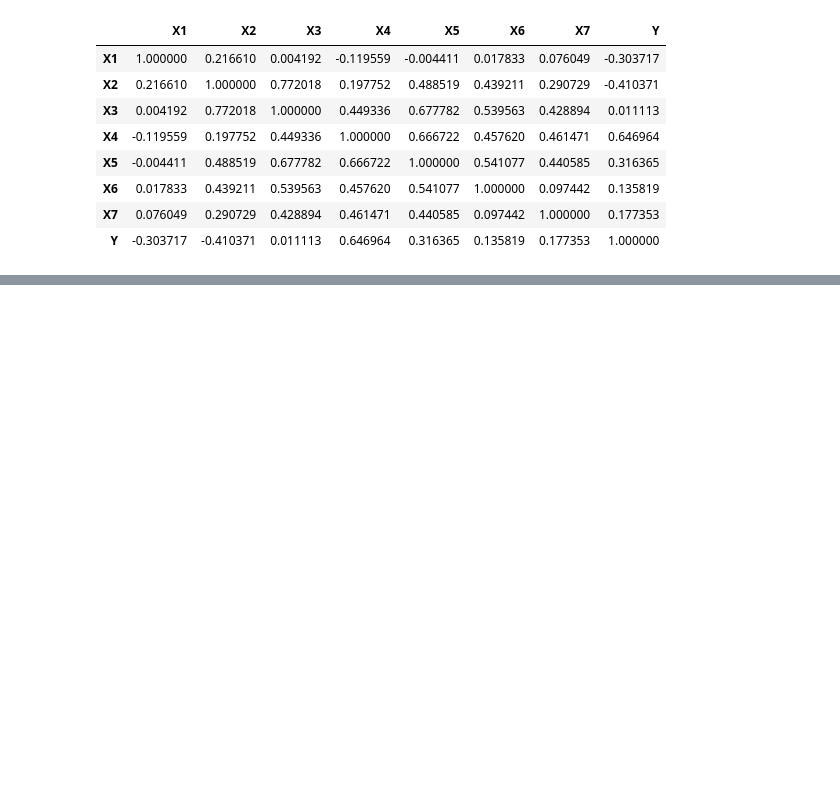
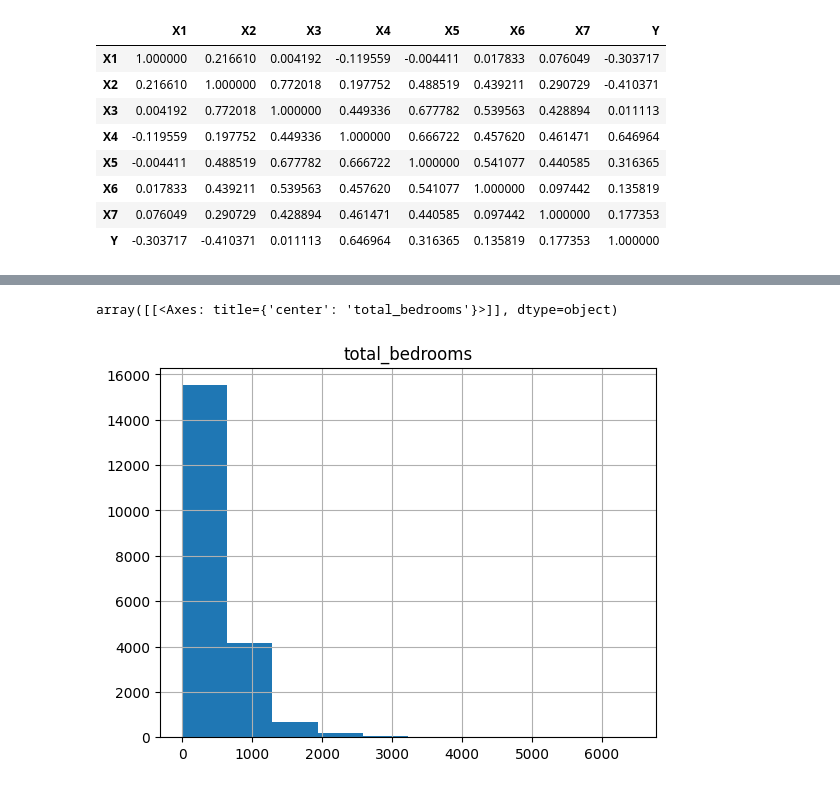
Before and after one commit to romaricoflores/bida406-predictive-analytics, a Jupyter notebook: week2/week2-notes.ipynb, the cells around one changed output, grey strips where cells are left out. Saved outputs shown, nothing was run; the diff lists cells and outputs as text; code cells hidden in the pictures; blank space fills up the shorter version.

```diff
--- a/week2/week2-notes.ipynb
+++ b/week2/week2-notes.ipynb
@@ -223,0 +244,4 @@ df_drop.corr()
+# %%
+bh = pd.DataFrame(pd.read_csv("Boston_Housing_org.csv"))
+bh.info()
+bh.head()
@@ -223,0 +274,3 @@ df_drop.corr()
+# %%
+bh_input = bh[[ "total_rooms","total_bedrooms"]]
+bh_input.head()
@@ -223,0 +294,5 @@ df_drop.corr()
+# %%
+bh_input[["total_bedrooms"]].hist()
+# %% [output]
+array([[<Axes: title={'center': 'total_bedrooms'}>]], dtype=object)
+[figure, added]
```
Also changed, not shown: parts of 6 cells of this notebook, 1 other file.
